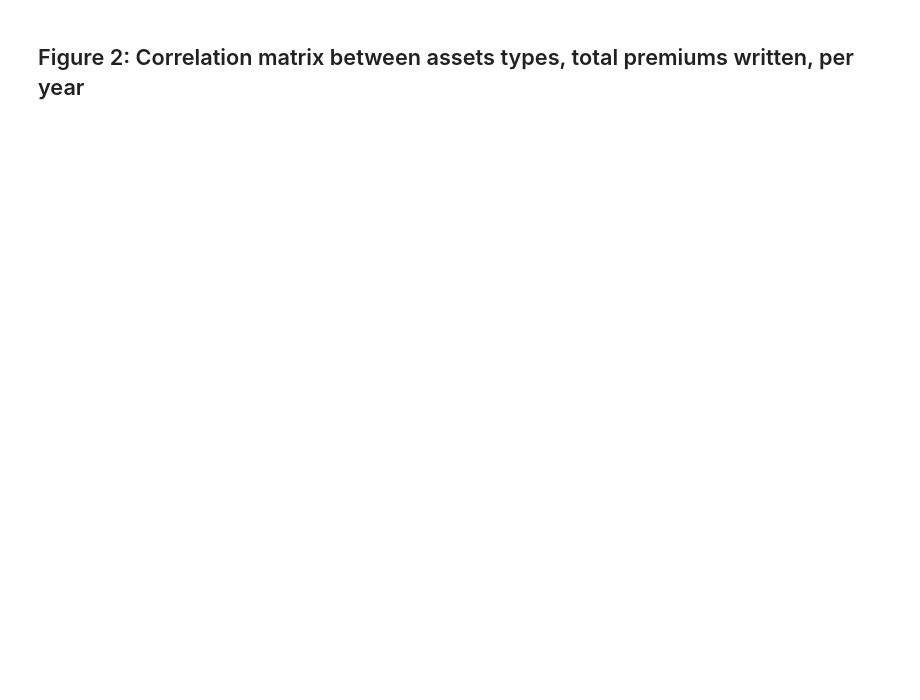
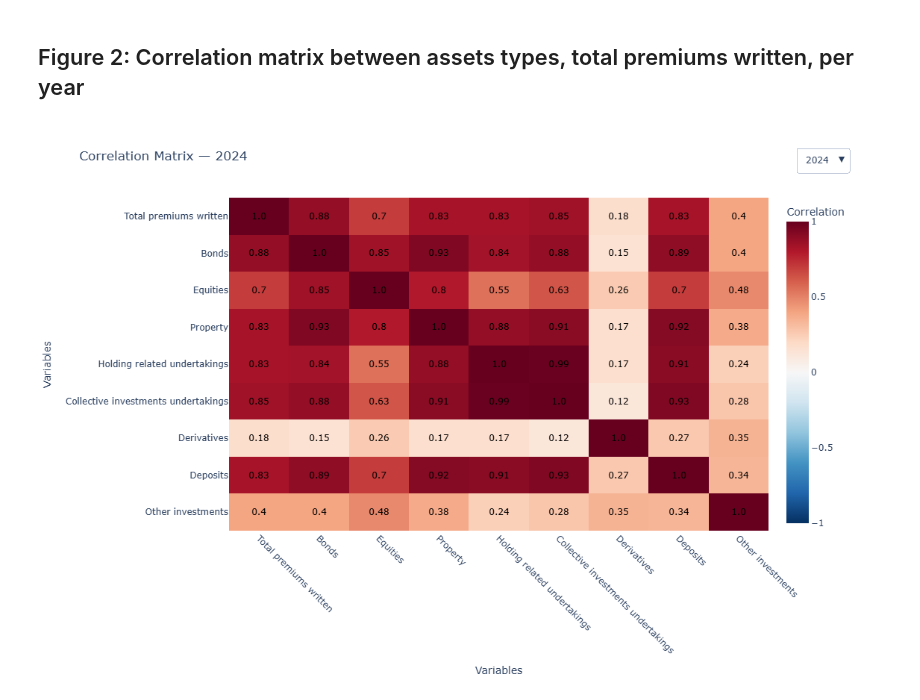
Before and after one commit to citla-aly/DataScience-I-Project, a Jupyter notebook: Research Question 3.ipynb, the cells around one changed output. Saved outputs shown, nothing was run; the diff lists cells and outputs as text; code cells hidden in the pictures; blank space fills up the shorter version.

```diff
--- a/Research Question 3.ipynb
+++ b/Research Question 3.ipynb
@@ -212,6 +282,9 @@ default_investment = 'Bonds'
 n_quantiles = 3
 # Preprocessing
 data['Date'] = pd.to_datetime(data['Date'])
+
+# Exclude years 2016 and 2025 (data incomplete)
+data = data[~data['Date'].dt.year.isin([2016, 2025])]
 
 data_main  = data[data['Reporting country'].isin(main_countries)].copy()
 data_other = data[~data['Reporting country'].isin(main_countries)].copy()
@@ -353,6 +437,9 @@ import numpy as np
 
 data['Date'] = pd.to_datetime(data['Date'])
 data['Year'] = data['Date'].dt.year
+
+# Exclude years 2016 and 2025 (data incomplete)
+data = data[~data['Date'].dt.year.isin([2016, 2025])]
 
 # Columns to include in correlation
 num_cols = [
@@ -366,6 +453,10 @@ num_cols = [c for c in num_cols if c in data.columns]
 
 years = sorted(data['Year'].unique())
 
+# Create figure (default = latest year)
+default_year = years[-1]
+active_index = years.index(default_year)
+
 # Compute correlation for each year
 corr_matrices = {}
 text_matrices = {}
@@ -377,8 +468,7 @@ for year in years:
     text_matrices[year] = corr.astype(str).values
 
 
-# Create figure (default = latest year)
-default_year = years[-1]
+
 
 fig = go.Figure()
 
@@ -401,31 +491,34 @@ buttons = []
 for year in years:
     buttons.append(
         dict(
             label=str(year),
             method="update",
             args=[
                 {
                     "z": [corr_matrices[year]],
                     "text": [text_matrices[year]]
                 },
                 {
                     "title": f"Correlation Matrix — {year}"
                 }
             ]
         )
     )
 
 fig.update_layout(
     title=f"Correlation Matrix — {default_year}",
     xaxis=dict(title="Variables", tickangle=45),
     yaxis=dict(title="Variables", autorange="reversed"),
     width=750,
     height=750,
     updatemenus=[dict(
         buttons=buttons,
         direction="down",
-        x=1.15, y=1.15
+        x=1.15, y=1.15,
+        active = active_index
     )]
 )
 
 fig.show()
+# %% [output]
+[figure, added]
```
Also changed, not shown: parts of 11 cells of this notebook.
